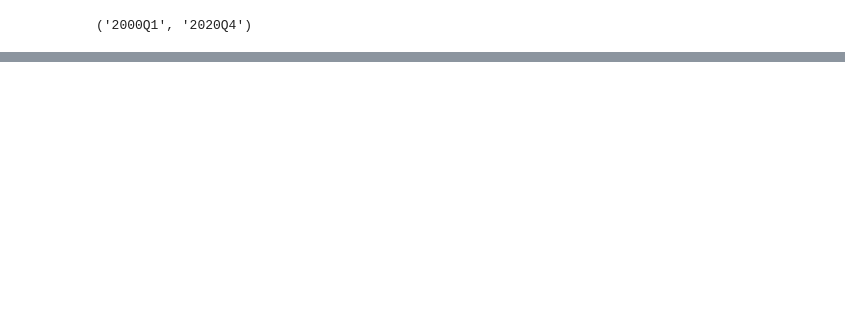
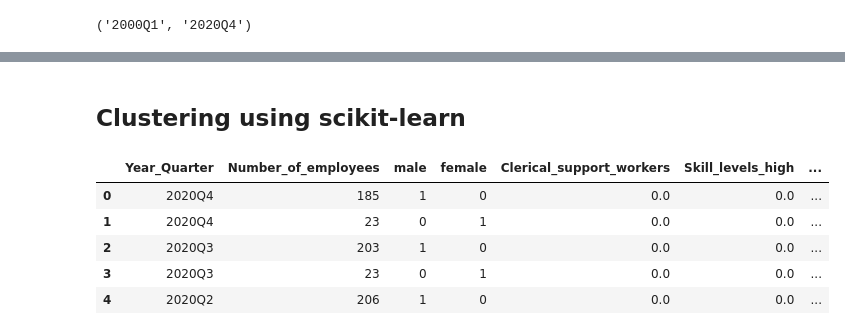
Before and after one commit to OmVootla/MSc-CA2, a Jupyter notebook: Portugal_Machine Learning Models.ipynb, the cells around one changed output, grey strips where cells are left out. Cells and saved outputs as stored; diff of their text form; code cells hidden in the pictures; blank space fills up the shorter version.

```diff
--- a/Portugal_Machine Learning Models.ipynb
+++ b/Portugal_Machine Learning Models.ipynb
@@ -103,0 +189,2 @@ fig.show()
+# %% [markdown]
+## Clustering using scikit-learn
@@ -103,0 +193,9 @@ fig.show()
+# %%
+df.head()
+# %% [output]
+|  | Year_Quarter | Number_of_employees | male | female | Clerical_support_workers | Skill_levels_high | ... |
+| 0 | 2020Q4 | 185 | 1 | 0 | 0.0 | 0.0 | ... |
+| 1 | 2020Q4 | 23 | 0 | 1 | 0.0 | 0.0 | ... |
+| 2 | 2020Q3 | 203 | 1 | 0 | 0.0 | 0.0 | ... |
+| 3 | 2020Q3 | 23 | 0 | 1 | 0.0 | 0.0 | ... |
+| 4 | 2020Q2 | 206 | 1 | 0 | 0.0 | 0.0 | ... |
```
Also changed, not shown: parts of 18 cells of this notebook.
